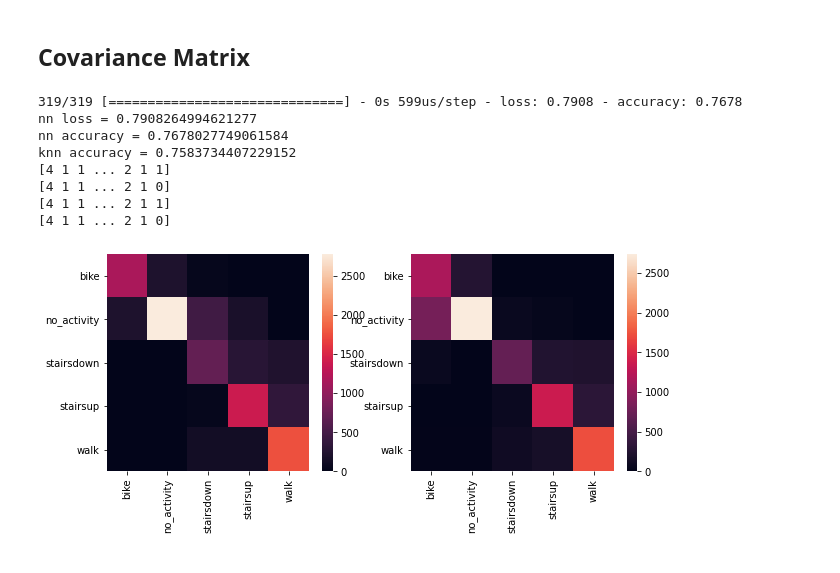
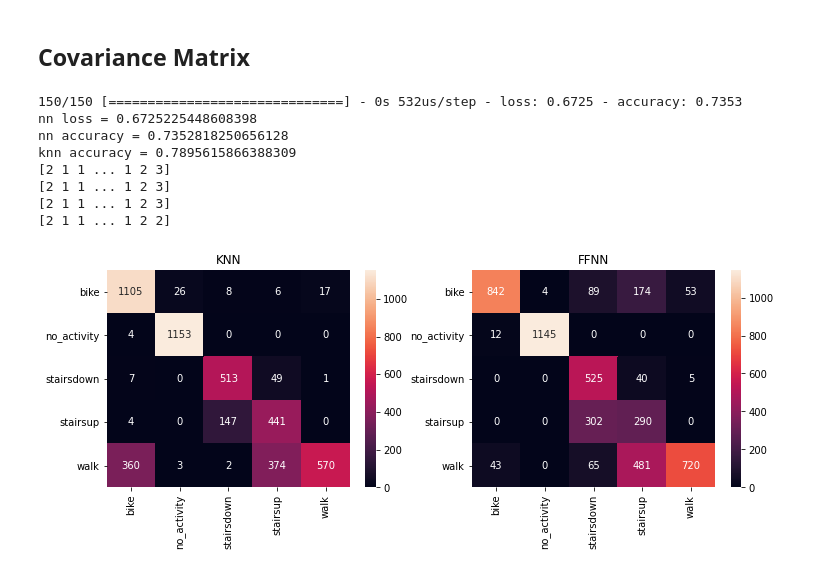
Before and after one commit to lparolari/har, a Jupyter notebook: autoencoder_confusionmatrix.ipynb, the cells around one changed output. Cells and saved outputs as stored; diff of their text form; code cells hidden in the pictures.

```diff
--- a/autoencoder_confusionmatrix.ipynb
+++ b/autoencoder_confusionmatrix.ipynb
@@ -25,7 +22,7 @@ Set some global parameters
 # %%
 # Whether to rotate data in an orientation indiepndent manner.
 # Default: True
-USE_ORIENTATION_INDIPENDENT_TRANSFORMATION = False
+USE_ORIENTATION_INDIPENDENT_TRANSFORMATION = True
 
 # Whether to normalize data.
 # Note: we usually do not normalize beacause the distance between points
@@ -44,11 +41,11 @@ USE_LOW_PASS_FILTER = False
 
 # Whether to use Bryan dataset as validation dataset.
 # Default: False
-USE_BRYAN_VALIDATION_DATASET = False
+USE_BRYAN_VALIDATION_DATASET = True
 
 # Whether to use all positions (right, left, back, top, hand, pocket) from Bryan dataset.
 # Default: Flase
-USE_ALL_POSITION_BRYAN_DATASET = False
+USE_ALL_POSITION_BRYAN_DATASET = True
 
 # Whether to use grid search for hyperparameters.
 # Note: this task is resource intensive and could take a while. Keep it disabled for prototyping.
@@ -566,56 +564,58 @@ def test_best_model(best_filename, code_size):
     import seaborn as sns
 
     encoder = tf.keras.models.load_model(best_filename, compile=False)
     encoder.compile(optimizer="adam", loss="mse")
 
     codes_train = encoder.predict(X_train, verbose=0)
     codes_test = encoder.predict(X_test, verbose=0)
 
     nn_model = run_nn(codes_train, codes_test)
     knn_model = run_knn(codes_train, codes_test)
 
     le = preprocessing.LabelEncoder().fit(y_test)
 
     ### *** plot
 
-    plt.figure(figsize=(10,4))
+    plt.figure(figsize=(12,4))
+
+    # get prediction for knn
+
+    y_true = preprocessing.LabelEncoder().fit_transform(y_test)
+    y_pred = preprocessing.LabelEncoder().fit_transform(knn_model.predict(codes_test))
+
+    print(y_true)
+    print(y_pred)
+
+    plt.subplot(1, 2, 1)
+    plt.title("KNN")
+
+    confusion_matrix = metrics.confusion_matrix(y_true, y_pred)
+    sns.heatmap(confusion_matrix, xticklabels=le.classes_, yticklabels=le.classes_, annot=True, fmt="d")
 
     # get prediction for nn
 
     y_true = preprocessing.LabelEncoder().fit_transform(y_test)
     y_pred = np.argmax(nn_model.predict(codes_test), axis=1)
 
     print(y_true)
     print(y_pred)
 
-    plt.subplot(1, 2, 1)
+    plt.subplot(1, 2, 2)
+    plt.title("FFNN")
 
     confusion_matrix = metrics.confusion_matrix(y_true, y_pred)
-    sns.heatmap(confusion_matrix, xticklabels=le.classes_, yticklabels=le.classes_)
-
-    # get prediction for knn
-
-    plt.subplot(1, 2, 2)
-
-    y_true = preprocessing.LabelEncoder().fit_transform(y_test)
-    y_pred = preprocessing.LabelEncoder().fit_transform(knn_model.predict(codes_test))
-
-    print(y_true)
-    print(y_pred)
-
-    confusion_matrix = metrics.confusion_matrix(y_true, y_pred)
-    sns.heatmap(confusion_matrix, xticklabels=le.classes_, yticklabels=le.classes_)
+    sns.heatmap(confusion_matrix, xticklabels=le.classes_, yticklabels=le.classes_, annot=True, fmt="d")
 
     plt.show()
 
-test_best_model("./models/encoder_cs-24_loss-mse_bs-128.h5", 24)
+test_best_model("./models/encoder_oit_bryan_allpos_cs-36_loss-mse_bs-128.h5", 36)
 # %% [output]
-319/319 [==============================] - 0s 599us/step - loss: 0.7908 - accuracy: 0.7678
-nn loss = 0.7908264994621277
-nn accuracy = 0.7678027749061584
-knn accuracy = 0.7583734407229152
-[4 1 1 ... 2 1 1]
-[4 1 1 ... 2 1 0]
-[4 1 1 ... 2 1 1]
-[4 1 1 ... 2 1 0]
+150/150 [==============================] - 0s 532us/step - loss: 0.6725 - accuracy: 0.7353
+nn loss = 0.6725225448608398
+nn accuracy = 0.7352818250656128
+knn accuracy = 0.7895615866388309
+[2 1 1 ... 1 2 3]
+[2 1 1 ... 1 2 3]
+[2 1 1 ... 1 2 3]
+[2 1 1 ... 1 2 2]
-[figure, old version]
+[figure, new version]
```
Also changed, not shown: parts of 14 cells of this notebook.
